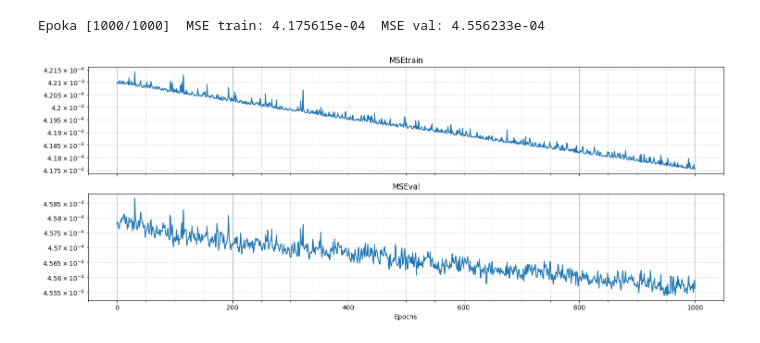
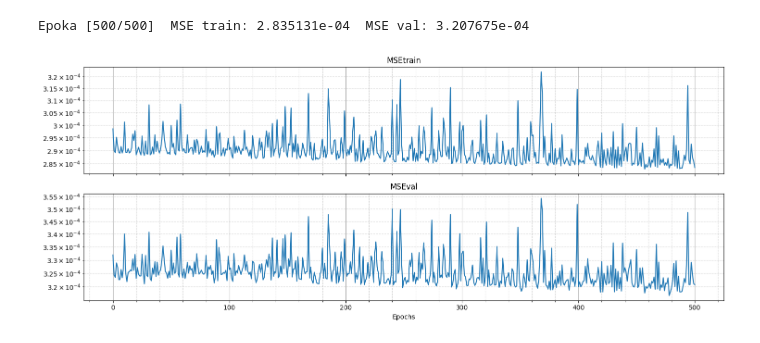
Before and after one commit to antonimarczuk123/NumericalPy, a Jupyter notebook: NeuralNetworksV2/NN.ipynb, the cells around one changed output. Saved outputs shown, nothing was run; the diff lists cells and outputs as text; code cells hidden in the pictures.

```diff
--- a/NeuralNetworksV2/NN.ipynb
+++ b/NeuralNetworksV2/NN.ipynb
@@ -92,10 +92,10 @@ p_W5_old = data['p_W5_old']
 # p_W5_old = np.zeros((n_outputs, n_hidden[3]))
 # %%
 
-max_epochs = 1000 # maksymalna liczba epok
-learning_rate = 0.005 # współczynnik uczenia
+max_epochs = 500 # maksymalna liczba epok
+learning_rate = 0.01 # współczynnik uczenia
 momentum = 0.9 # współczynnik momentum
-mb_size = 6000 # rozmiar mini-batcha
+mb_size = 500 # rozmiar mini-batcha
 
 
 # deklaracja potrzebnych tablic
@@ -180,7 +180,7 @@ MSEvalTab[0] = MSEval
 
 # uczenie sieci metodą SGD+momentum
 for i in range(max_epochs):
-    for j in range(10):
+    for j in range(100):
         idx = np.random.permutation(n_train)[:mb_size]
         X = X_train[:, idx]
         Y = Y_train[idx]
@@ -259,35 +259,35 @@ for i in range(max_epochs):
     MSEtrain = np.mean((b5 + W5 @ np.maximum(0, b4 + W4 @ np.maximum(0, b3 + W3 @ np.maximum(0, b2 + W2 @ np.maximum(0, b1 + W1 @ X_train)))) - Y_train) ** 2)
     MSEval = np.mean((b5 + W5 @ np.maximum(0, b4 + W4 @ np.maximum(0, b3 + W3 @ np.maximum(0, b2 + W2 @ np.maximum(0, b1 + W1 @ X_val)))) - Y_val) ** 2)
 
     MSEtrainTab[i+1] = MSEtrain
     MSEvalTab[i+1] = MSEval
 
     print(f"\rEpoka [{i+1}/{max_epochs}]  MSE train: {MSEtrain:.6e}  MSE val: {MSEval:.6e}", end='')
 
 
 # Wyświetlanie przebiegu uczenia
 
 fig1, (ax1, ax2) = plt.subplots(2, 1, figsize=(15, 6), sharex=True)
 
 ax1.plot(MSEtrainTab)
 ax1.set_yscale('log')
 ax1.set_title("MSEtrain")
 ax1.minorticks_on()  # włącza dodatkowe podziałki
 ax1.grid(True, which='major', linestyle='-')   # grubsze linie dla głównych
 ax1.grid(True, which='minor', linestyle='--', alpha=0.5)   # cieńsze dla pomocniczych
 
 ax2.plot(MSEvalTab)
 ax2.set_yscale('log')
 ax2.set_title("MSEval")
 ax2.set_xlabel("Epochs")
 ax2.minorticks_on()  # włącza dodatkowe podziałki
 ax2.grid(True, which='major', linestyle='-')   # grubsze linie dla głównych
 ax2.grid(True, which='minor', linestyle='--', alpha=0.5)   # cieńsze dla pomocniczych
 
 plt.tight_layout() # ładniej wyglądają wykresy
 # %% [output]
-Epoka [1000/1000]  MSE train: 4.175615e-04  MSE val: 4.556233e-04
+Epoka [500/500]  MSE train: 2.835131e-04  MSE val: 3.207675e-04
-[figure, old version]
+[figure, new version]
 # %%
 # Zapisanie wyznaczonych wag modelu
 np.savez(f"weights_({n_hidden[0]},{n_hidden[1]},{n_hidden[2]},{n_hidden[3]})_hidden.npz",
```
Also changed, not shown: parts of 1 cell of this notebook, 2 other files.
